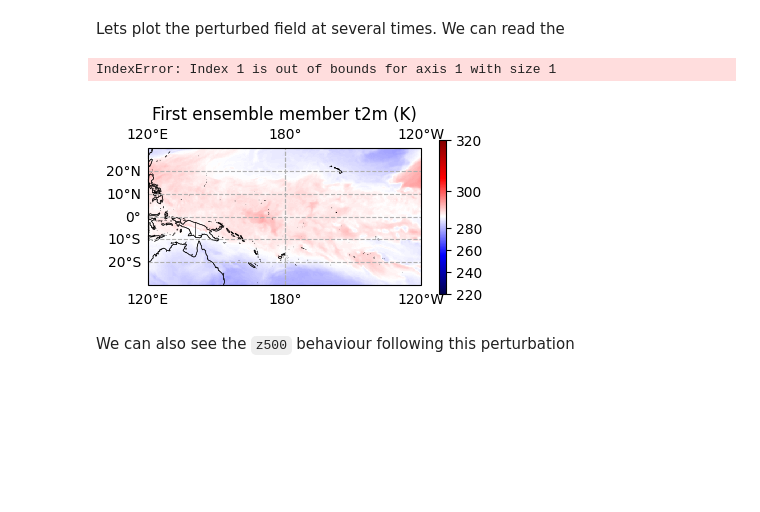
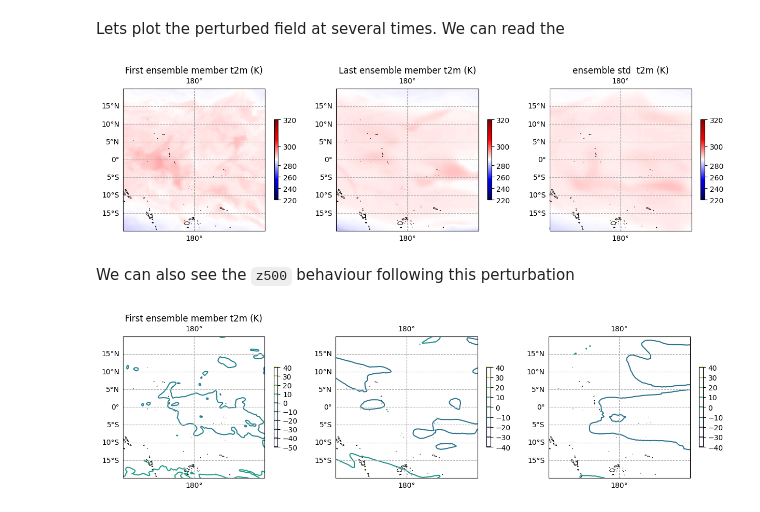
Before and after one commit to NVIDIA/earth2mip, a Jupyter notebook: examples/notebooks/03_gaussian_perturbation_experiment.ipynb, the cells around one changed output. Cells and saved outputs as stored; diff of their text form; code cells hidden in the pictures; blank space fills up the shorter version.

```diff
--- a/examples/notebooks/03_gaussian_perturbation_experiment.ipynb
+++ b/examples/notebooks/03_gaussian_perturbation_experiment.ipynb
@@ -95,7 +95,7 @@ Note: It is useful to go over `01_ensemble_inference.ipynb`
 # %%
 config =  {
     "ensemble_members": 1,
-    "simulation_length": 100,
+    "simulation_length": 30,
     "weather_event": {
         "properties": {
             "name": "Globe",
@@ -118,6 +118,7 @@ config =  {
                             "t850",
                             "msl",
                             "z500",
+                            "t500",
                         ]
                     }
                 ]
@@ -133,10 +134,10 @@ config =  {
     "autocast_fp16": False,
     "apply_nudging": True,
     "latitute_location": 0.0,
-    "latitute_sigma": 3.0,
+    "latitute_sigma": 10.0,
     "longitude_location": 0.0,
-    "longitude_sigma": 3.0,
-    "gaussian_amplitude": 0.5,
+    "longitude_sigma": 10.0,
+    "gaussian_amplitude": 1.0,
     "modified_channels": ["t300", "t400", "t500", "t600", "t700"]
 }
 # %% [markdown]
@@ -244,44 +245,39 @@ proj = ccrs.PlateCarree(central_longitude=180)
 
 data = ds.t850[0,0,:,:]
 norm = TwoSlopeNorm(vmin=220, vcenter=290, vmax=320)
 ax = fig.add_subplot(131, projection=proj)
-ax.set_extent([120,360-120, -30, 30], crs=ccrs.PlateCarree())
+ax.set_extent([160,360-160, -20, 20], crs=ccrs.PlateCarree())
 ax.set_title('First ensemble member t2m (K)')
 img = ax.pcolormesh(ds.lon, ds.lat, data, transform=ccrs.PlateCarree(), norm=norm, cmap="seismic")
 ax.coastlines(linewidth=0.5)
 ax.add_feature(countries, edgecolor='black', linewidth=0.25)
 plt.colorbar(img, ax=ax, shrink=0.20, norm=mcolors.CenteredNorm(vcenter=0))
 gl = ax.gridlines(draw_labels=True, linestyle='--')
 
-data = ds.t850[0,1,:,:]
+data = ds.t850[0,10,:,:]
 norm = TwoSlopeNorm(vmin=220, vcenter=290, vmax=320)
 ax = fig.add_subplot(132, projection=proj)
 plt.rcParams['figure.dpi'] = 100
 ax.set_title('Last ensemble member t2m (K)')
-ax.set_extent([120,360-120, -30, 30], crs=ccrs.PlateCarree())
+ax.set_extent([160,360-160, -20, 20], crs=ccrs.PlateCarree())
 img = ax.pcolormesh(ds.lon, ds.lat, data, transform=ccrs.PlateCarree(), norm=norm, cmap="seismic")
 ax.coastlines(linewidth=0.5)
 ax.add_feature(countries, edgecolor='black', linewidth=0.25)
 plt.colorbar(img, ax=ax, shrink=0.20, norm=mcolors.CenteredNorm(vcenter=0))
 gl = ax.gridlines(draw_labels=True, linestyle='--')
 
-data = ds.t850[0,2,:,:]
-# norm = TwoSlopeNorm(vmin=data.min().values, vcenter=5, vmax=data.max().values)
+data = ds.t850[0,20,:,:]
 ax = fig.add_subplot(133, projection=proj)
-ax.set_extent([120,360-120, -30, 30], crs=ccrs.PlateCarree())
+ax.set_extent([160,360-160, -20, 20], crs=ccrs.PlateCarree())
 ax.set_title('ensemble std  t2m (K)')
 img = ax.pcolormesh(ds.lon, ds.lat, data, transform=ccrs.PlateCarree(), norm=norm, cmap="seismic")
 ax.coastlines(linewidth=0.5)
 ax.add_feature(countries, edgecolor='black', linewidth=0.25)
 plt.colorbar(img, ax=ax, shrink=0.20, norm=mcolors.CenteredNorm(vcenter=0))
 gl = ax.gridlines(draw_labels=True, linestyle='--')
-
-
 plt.show()
-IPython.display
 # %% [output]
-IndexError: Index 1 is out of bounds for axis 1 with size 1
-[figure, old version]
+[figure, new version]
 # %% [markdown]
 We can also see the `z500` behaviour following this perturbation
 # %%
@@ -290,42 +286,38 @@ plt.rcParams['figure.dpi'] = 100
 proj = ccrs.PlateCarree(central_longitude=180)
 levels = np.linspace(240,310,101)
 data = ds.z500[0,0,:,:]
-u10m = ds.u10m[0,0,:,:]
-v10m = ds.v10m[0,0,:,:]
+u850 = ds.u850[0,0,:,:]
+v850 = ds.v850[0,0,:,:]
 norm = TwoSlopeNorm(vmin=220, vcenter=290, vmax=320)
 ax = fig.add_subplot(131, projection=proj)
-ax.set_extent([170,360-170, -10, 10], crs=ccrs.PlateCarree())
+ax.set_extent([160,360-160, -20, 20], crs=ccrs.PlateCarree())
 ax.set_title('First ensemble member t2m (K)')
-# img = ax.contour(ds.lon, ds.lat, data, transform=ccrs.PlateCarree(), levels = levels)
-img = ax.quiver(ds.lon, ds.lat, u10m, v10m)
+img = ax.contour(ds.lon, ds.lat, u850, transform=ccrs.PlateCarree())
+# img = ax.quiver(ds.lon, ds.lat, u850, v850)
 ax.coastlines(linewidth=0.5)
 ax.add_feature(countries, edgecolor='black', linewidth=0.25)
 plt.colorbar(img, ax=ax, shrink=0.20, norm=mcolors.CenteredNorm(vcenter=0))
 gl = ax.gridlines(draw_labels=True, linestyle='--')
 
-data = ds[modified_channel][0,4,:,:]
-u10m = ds.u10m[0,4,:,:]
-v10m = ds.v10m[0,4,:,:]
-norm = TwoSlopeNorm(vmin=220, vcenter=290, vmax=320)
+data = ds.z500[0,10,:,:]
+u850 = ds.u850[0,10,:,:]
+v850 = ds.v850[0,10,:,:]
 ax = fig.add_subplot(132, projection=proj)
-plt.rcParams['figure.dpi'] = 100
-ax.set_title('Last ensemble member t2m (K)')
-ax.set_extent([170,360-170, -10, 10], crs=ccrs.PlateCarree())
-# img = ax.contour(ds.lon, ds.lat, data, transform=ccrs.PlateCarree(), levels = levels)
-img = ax.quiver(ds.lon, ds.lat, u10m, v10m)
+ax.set_extent([160,360-160, -20, 20], crs=ccrs.PlateCarree())
+img = ax.contour(ds.lon, ds.lat, u850, transform=ccrs.PlateCarree())
+# img = ax.quiver(ds.lon, ds.lat, u850, v850)
 ax.coastlines(linewidth=0.5)
 ax.add_feature(countries, edgecolor='black', linewidth=0.25)
 plt.colorbar(img, ax=ax, shrink=0.20, norm=mcolors.CenteredNorm(vcenter=0))
 gl = ax.gridlines(draw_labels=True, linestyle='--')
 
-data = ds[modified_channel][0,8,:,:]
-u10m = ds.u10m[0,8,:,:]
-v10m = ds.v10m[0,8,:,:]
+data = ds.z500[0,20,:,:]
+u850 = ds.u850[0,20,:,:]
+v850 = ds.v850[0,20,:,:]
 ax = fig.add_subplot(133, projection=proj)
-ax.set_extent([170,360-170, -10, 10], crs=ccrs.PlateCarree())
-ax.set_title('ensemble std  t2m (K)')
-# img = ax.contour(ds.lon, ds.lat, data, transform=ccrs.PlateCarree(), levels = levels)
-img = ax.quiver(ds.lon, ds.lat, u10m, v10m)
+ax.set_extent([160,360-160, -20, 20], crs=ccrs.PlateCarree())
+img = ax.contour(ds.lon, ds.lat, u850, transform=ccrs.PlateCarree())
+# img = ax.quiver(ds.lon, ds.lat, u850, v850)
 ax.coastlines(linewidth=0.5)
 ax.add_feature(countries, edgecolor='black', linewidth=0.25)
 plt.colorbar(img, ax=ax, shrink=0.20, norm=mcolors.CenteredNorm(vcenter=0))
@@ -333,4 +325,5 @@ gl = ax.gridlines(draw_labels=True, linestyle='--')
 
 
 plt.show()
-IPython.display
+# %% [output]
+[figure, added]
```
Also changed, not shown: parts of 4 cells of this notebook, 1 other file.
